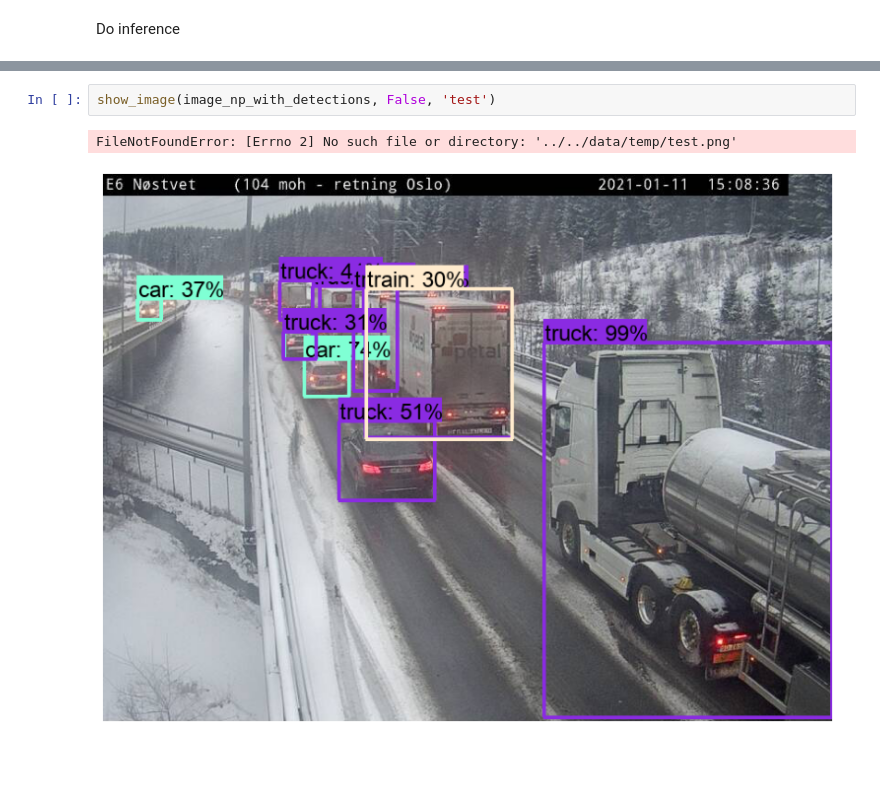
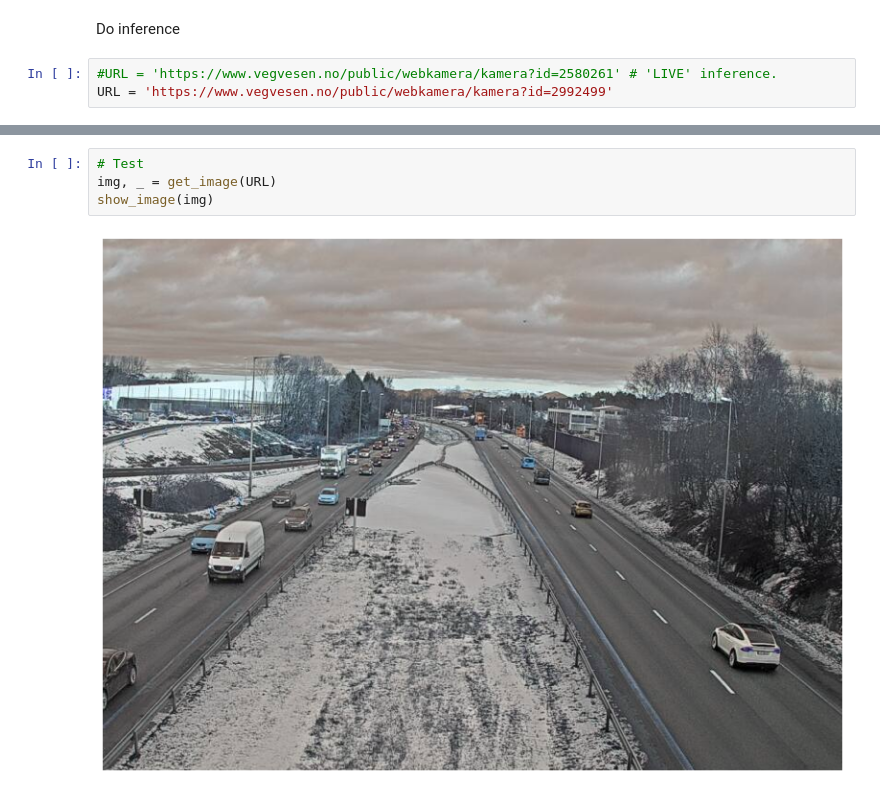
Before and after one commit to BerntA/CVEET, a Jupyter notebook: src/object-detection.ipynb, the cells around one changed output, grey strips where cells are left out. Cells and saved outputs as stored; diff of their text form; blank space fills up the shorter version.

```diff
--- a/src/object-detection.ipynb
+++ b/src/object-detection.ipynb
@@ -43,4 +42,7 @@ category_index = label_map_util.create_category_index_from_labelmap(
 )
 # %% [markdown]
 Do inference
+# %%
+#URL = 'https://www.vegvesen.no/public/webkamera/kamera?id=2580261' # 'LIVE' inference.
+URL = 'https://www.vegvesen.no/public/webkamera/kamera?id=2992499'
 # %%
@@ -103,5 +112,6 @@ array([[[  5,   5,   5],
-# %%
-show_image(image_np_with_detections, False, 'test')
-# %% [output]
-FileNotFoundError: [Errno 2] No such file or directory: '../../data/temp/test.png'
-[figure, removed]
+# %%
+# Test
+img, _ = get_image(URL)
+show_image(img)
+# %% [output]
+[figure, added]
```
Also changed, not shown: parts of 10 cells of this notebook, 6 other files.
